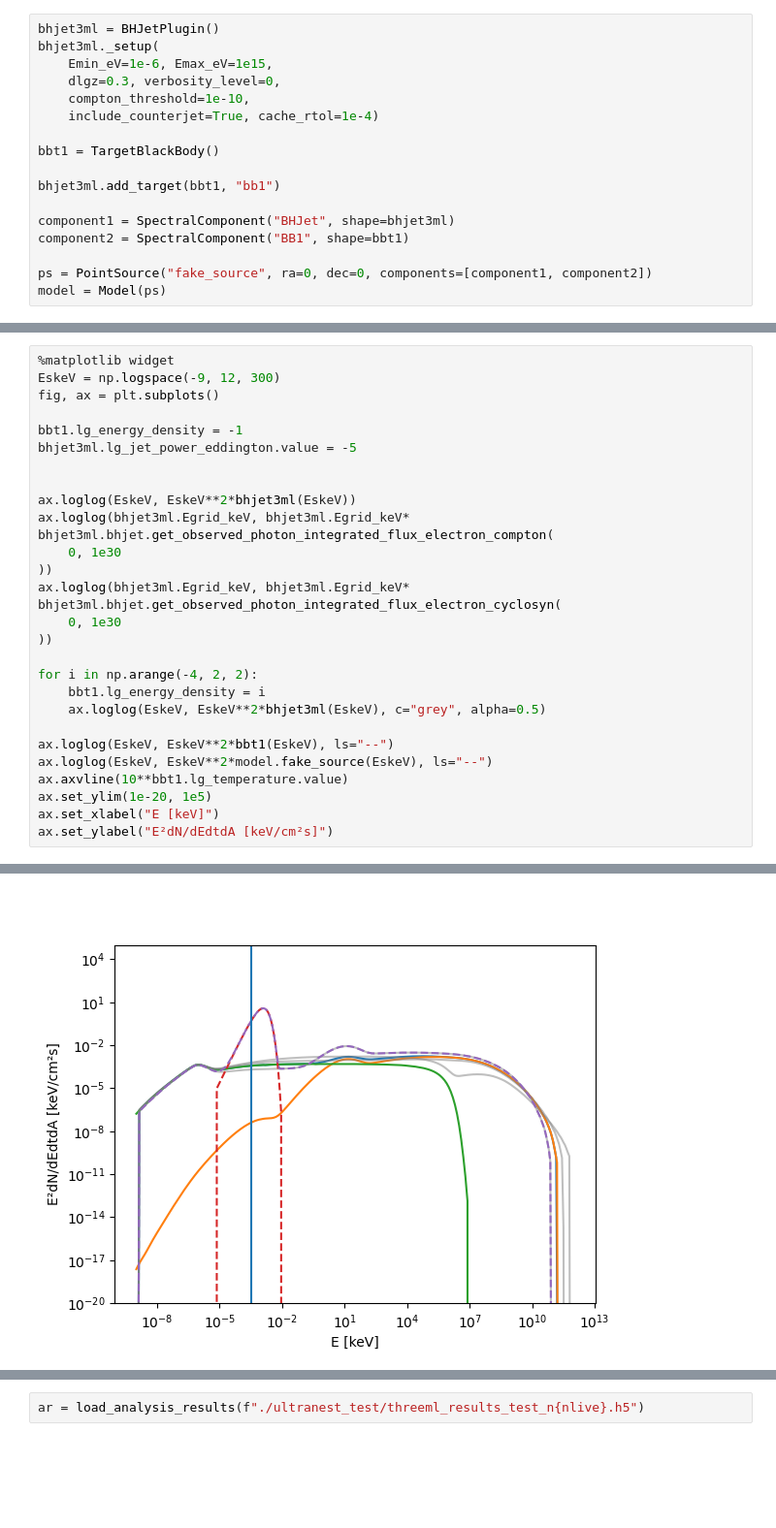
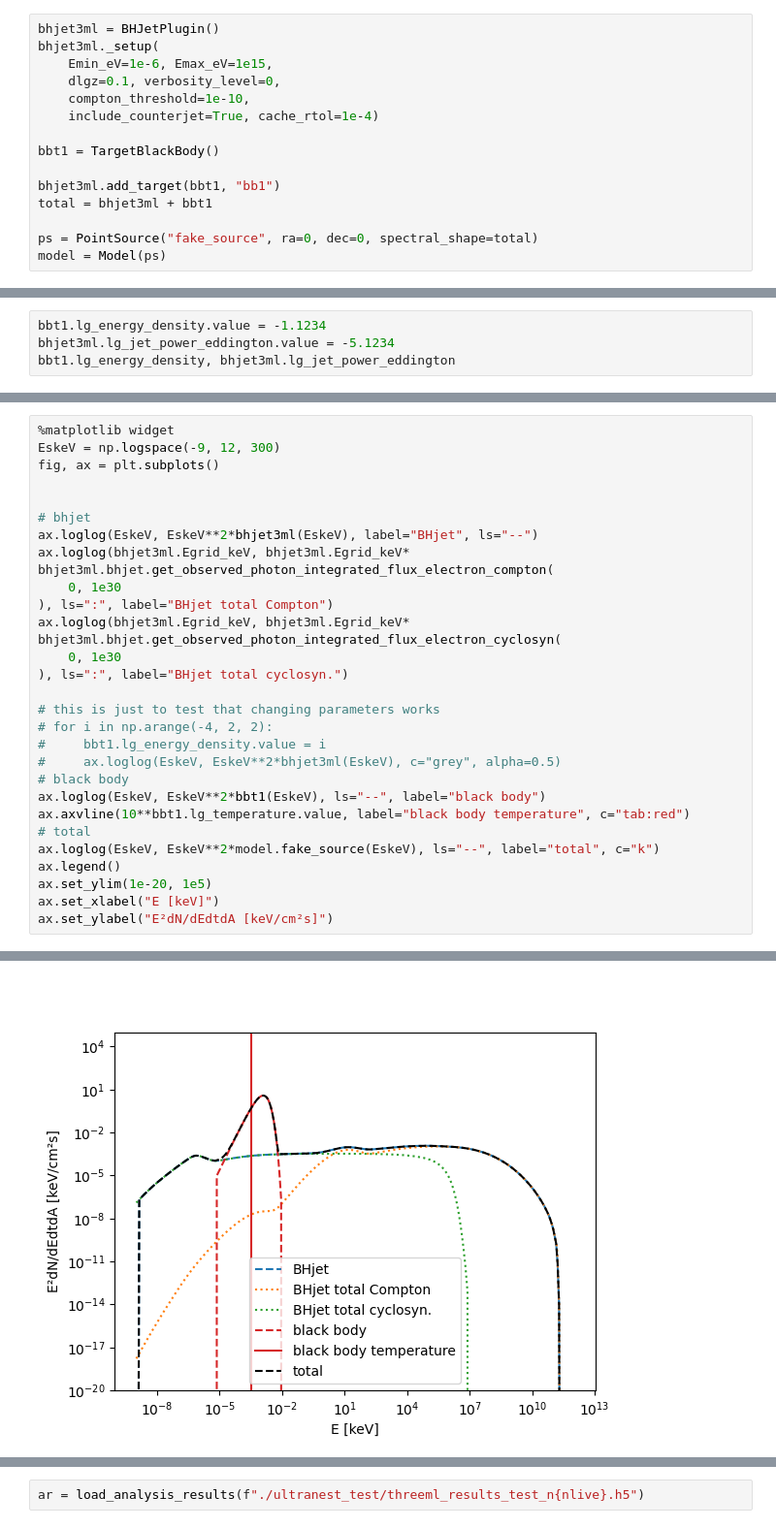
Before and after one commit to maklinger/BHJet, a Jupyter notebook: examples/bhjet3ML_example.ipynb, the cells around one changed output, grey strips where cells are left out. Shown at 97% size. Drawn from its saved outputs; the diff is of its cells as text; blank space fills up the shorter version.

```diff
--- a/examples/bhjet3ML_example.ipynb
+++ b/examples/bhjet3ML_example.ipynb
@@ -15,18 +36,16 @@ from bhjet.threeML_plugins.BandLimitedAbsorption import BandLimitedAbsorption
 bhjet3ml = BHJetPlugin()
 bhjet3ml._setup(
     Emin_eV=1e-6, Emax_eV=1e15,
-    dlgz=0.3, verbosity_level=0,
+    dlgz=0.1, verbosity_level=0,
     compton_threshold=1e-10,
     include_counterjet=True, cache_rtol=1e-4)
 
 bbt1 = TargetBlackBody()
 
 bhjet3ml.add_target(bbt1, "bb1")
+total = bhjet3ml + bbt1
 
-component1 = SpectralComponent("BHJet", shape=bhjet3ml)
-component2 = SpectralComponent("BB1", shape=bbt1)
-
-ps = PointSource("fake_source", ra=0, dec=0, components=[component1, component2])
+ps = PointSource("fake_source", ra=0, dec=0, spectral_shape=total)
 model = Model(ps)
 # %%
 model.link(bbt1.lg_distance, bhjet3ml.lg_distance)
@@ -122,0 +146,4 @@ Linked functions (0):
+# %%
+bbt1.lg_energy_density.value = -1.1234
+bhjet3ml.lg_jet_power_eddington.value = -5.1234
+bbt1.lg_energy_density, bhjet3ml.lg_jet_power_eddington
@@ -123,30 +157,31 @@ Linked functions (0):
 # %%
 %matplotlib widget
 EskeV = np.logspace(-9, 12, 300)
 fig, ax = plt.subplots()
 
-bbt1.lg_energy_density = -1
-bhjet3ml.lg_jet_power_eddington.value = -5
 
-
-ax.loglog(EskeV, EskeV**2*bhjet3ml(EskeV))
+# bhjet
+ax.loglog(EskeV, EskeV**2*bhjet3ml(EskeV), label="BHjet", ls="--")
 ax.loglog(bhjet3ml.Egrid_keV, bhjet3ml.Egrid_keV* bhjet3ml.bhjet.get_observed_photon_integrated_flux_electron_compton(
     0, 1e30
-))
+), ls=":", label="BHjet total Compton")
 ax.loglog(bhjet3ml.Egrid_keV, bhjet3ml.Egrid_keV* bhjet3ml.bhjet.get_observed_photon_integrated_flux_electron_cyclosyn(
     0, 1e30
-))
+), ls=":", label="BHjet total cyclosyn.")
 
-for i in np.arange(-4, 2, 2):
-    bbt1.lg_energy_density = i
-    ax.loglog(EskeV, EskeV**2*bhjet3ml(EskeV), c="grey", alpha=0.5)
-
-ax.loglog(EskeV, EskeV**2*bbt1(EskeV), ls="--")
-ax.loglog(EskeV, EskeV**2*model.fake_source(EskeV), ls="--")
-ax.axvline(10**bbt1.lg_temperature.value)
+# this is just to test that changing parameters works
+# for i in np.arange(-4, 2, 2):
+#     bbt1.lg_energy_density.value = i
+#     ax.loglog(EskeV, EskeV**2*bhjet3ml(EskeV), c="grey", alpha=0.5)
+# black body
+ax.loglog(EskeV, EskeV**2*bbt1(EskeV), ls="--", label="black body")
+ax.axvline(10**bbt1.lg_temperature.value, label="black body temperature", c="tab:red")
+# total
+ax.loglog(EskeV, EskeV**2*model.fake_source(EskeV), ls="--", label="total", c="k")
+ax.legend()
 ax.set_ylim(1e-20, 1e5)
 ax.set_xlabel("E [keV]")
 ax.set_ylabel("E²dN/dEdtdA [keV/cm²s]")
 # %% [output]
 Text(0, 0.5, 'E²dN/dEdtdA [keV/cm²s]')
-[figure, old version]
+[figure, new version]
```
Also changed, not shown: parts of 34 cells of this notebook, 4 other files.
